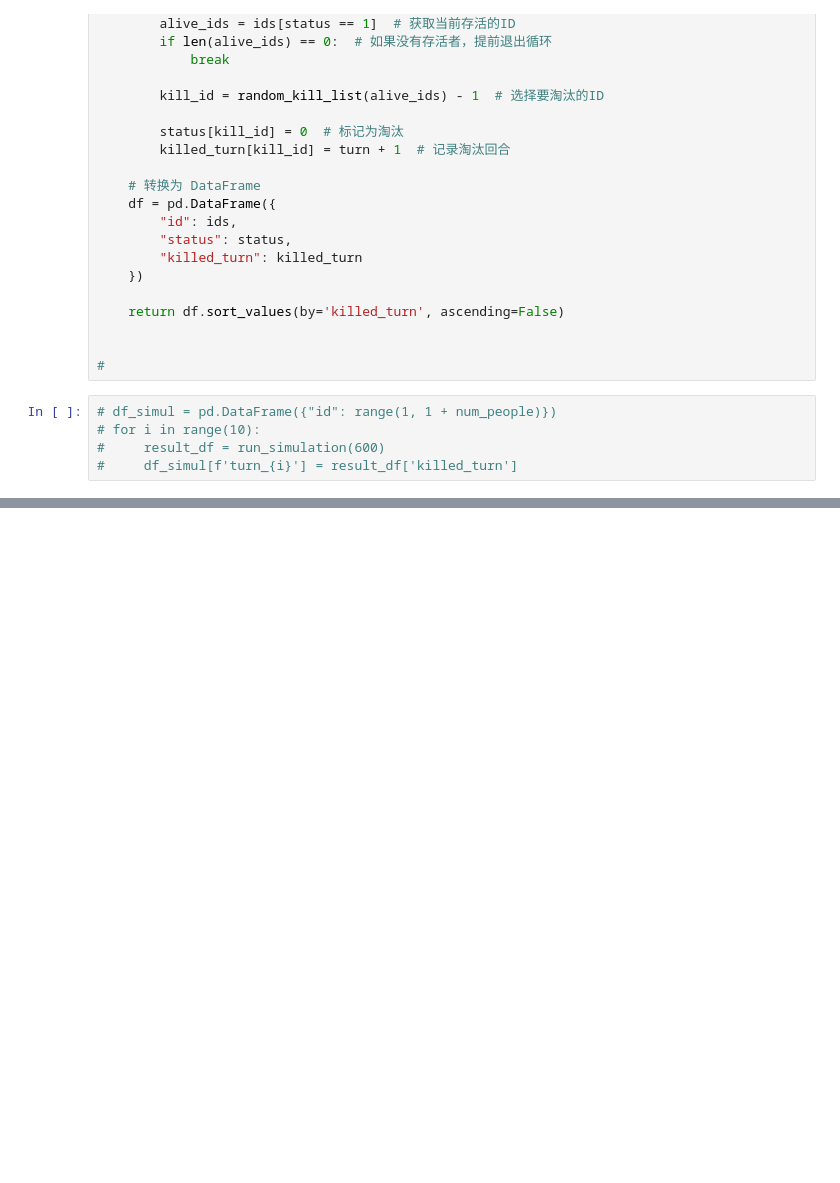
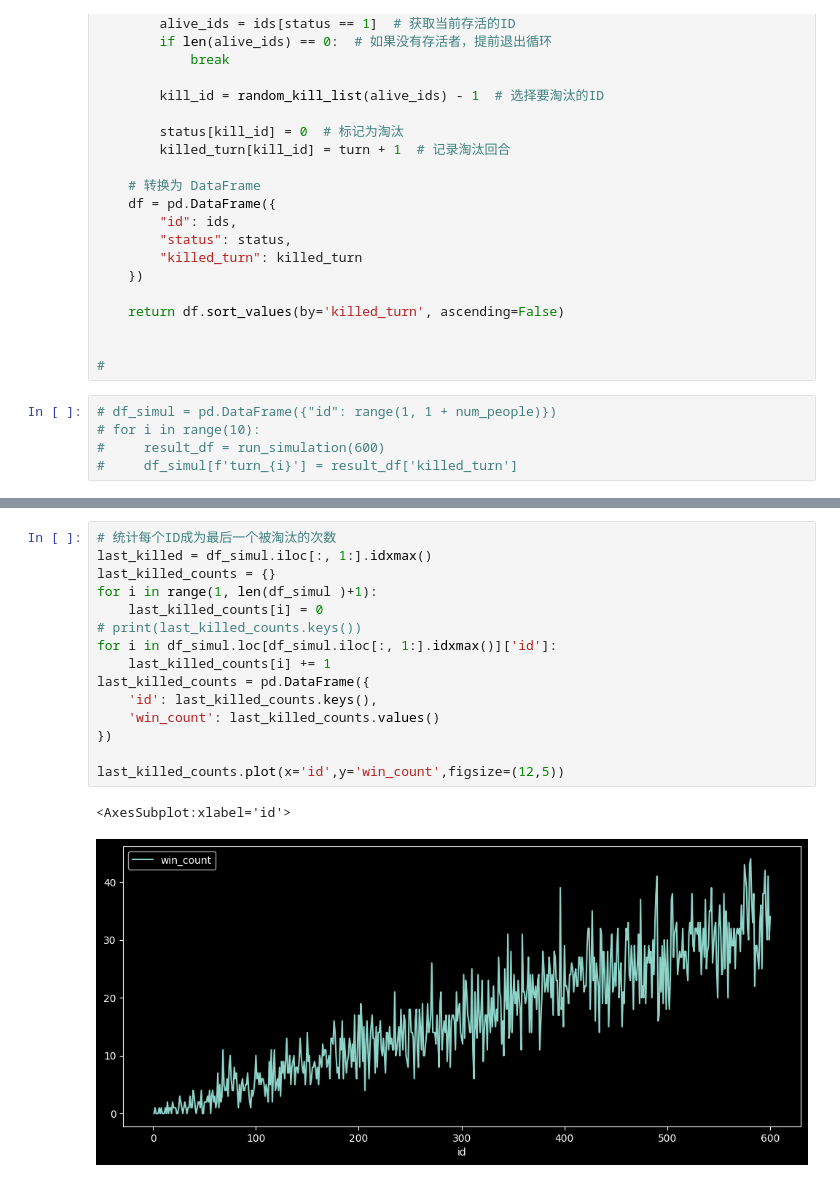
Before and after one commit to Republic1024/RandomKillSimulation, a Jupyter notebook: random_kill.ipynb, the cells around one changed output, grey strips where cells are left out. Drawn from its saved outputs; the diff is of its cells as text; blank space fills up the shorter version.

```diff
--- a/random_kill.ipynb
+++ b/random_kill.ipynb
@@ -226,3 +235,21 @@ df_simul
+# %%
+# 统计每个ID成为最后一个被淘汰的次数
+last_killed = df_simul.iloc[:, 1:].idxmax()
+last_killed_counts = {}
+for i in range(1, len(df_simul )+1):
+    last_killed_counts[i] = 0
+# print(last_killed_counts.keys())
+for i in df_simul.loc[df_simul.iloc[:, 1:].idxmax()]['id']:
+    last_killed_counts[i] += 1
+last_killed_counts = pd.DataFrame({
+    'id': last_killed_counts.keys(),
+    'win_count': last_killed_counts.values()
+})
+
+last_killed_counts.plot(x='id',y='win_count',figsize=(12,5))
+# %% [output]
+<AxesSubplot:xlabel='id'>
+[figure, added]
 # %%
 # 统计每个ID成为最后一个被淘汰的次数
 last_killed = df_simul.iloc[:, 1:].idxmax()
```
Also changed, not shown: parts of 7 cells of this notebook, 1 other file.
